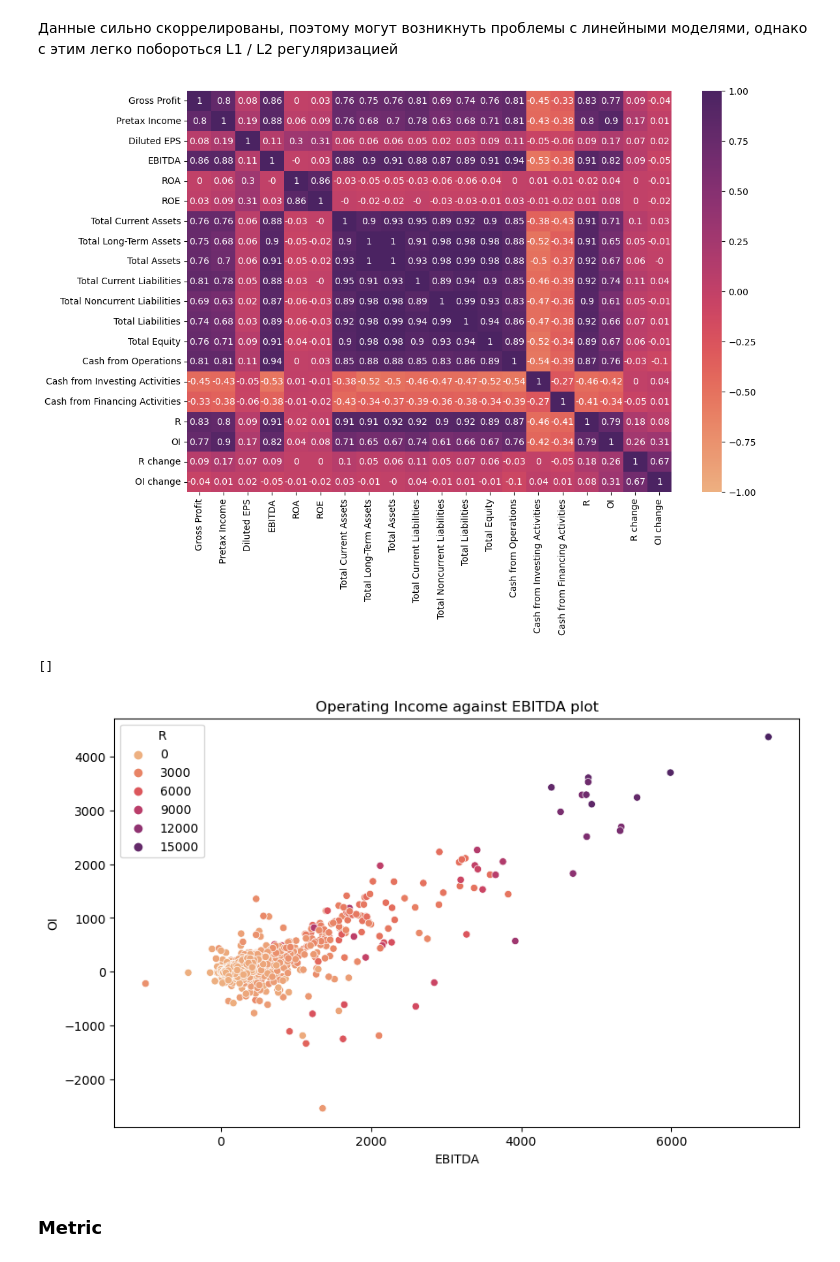
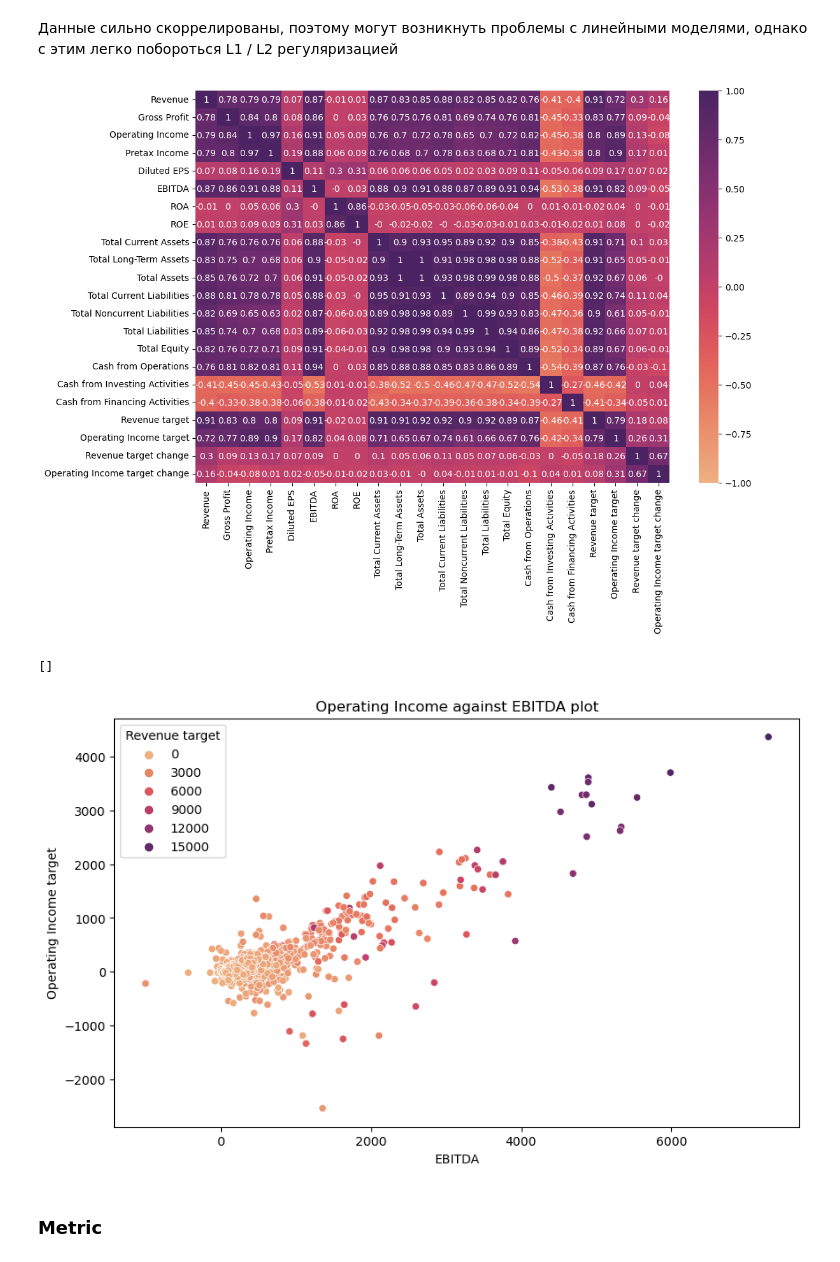
Before and after one commit to Andrezyy/CMF-reporting-forecasting, a Jupyter notebook: EDA.ipynb, the cells around one changed output. Saved outputs shown, nothing was run; the diff lists cells and outputs as text; code cells hidden in the pictures.

```diff
--- a/EDA.ipynb
+++ b/EDA.ipynb
@@ -5,7 +5,7 @@ import matplotlib.pyplot as plt
 import seaborn as sns
 import os
 # %%
-data = pd.read_csv(r"data.csv")
+data = pd.read_csv(r"data/processed/data.csv")
 data.Date = pd.to_datetime(data.Date)
 # %%
 data.info()
@@ -138,15 +138,15 @@ plt.figure(figsize=(12, 8))
 sns.heatmap(np.around(corr, decimals = 2), vmin=-1, vmax=1, cmap='flare', annot=True)
 plt.show()
 # %% [output]
-[figure, old version]
+[figure, new version]
 # %%
 plt.figure(figsize = (10,6))
 plt.title("Operating Income against EBITDA plot")
-sns.scatterplot(data=train_data, x="EBITDA", y="OI", hue = 'R', palette = 'flare')
+sns.scatterplot(data=train_data, x="EBITDA", y="Operating Income target", hue = 'Revenue target', palette = 'flare')
 plt.plot()
 # %% [output]
 []
-[figure, old version]
+[figure, new version]
 # %% [markdown]
 ### **Metric**
 # %% [markdown]
```
Also changed, not shown: 5 other files.
